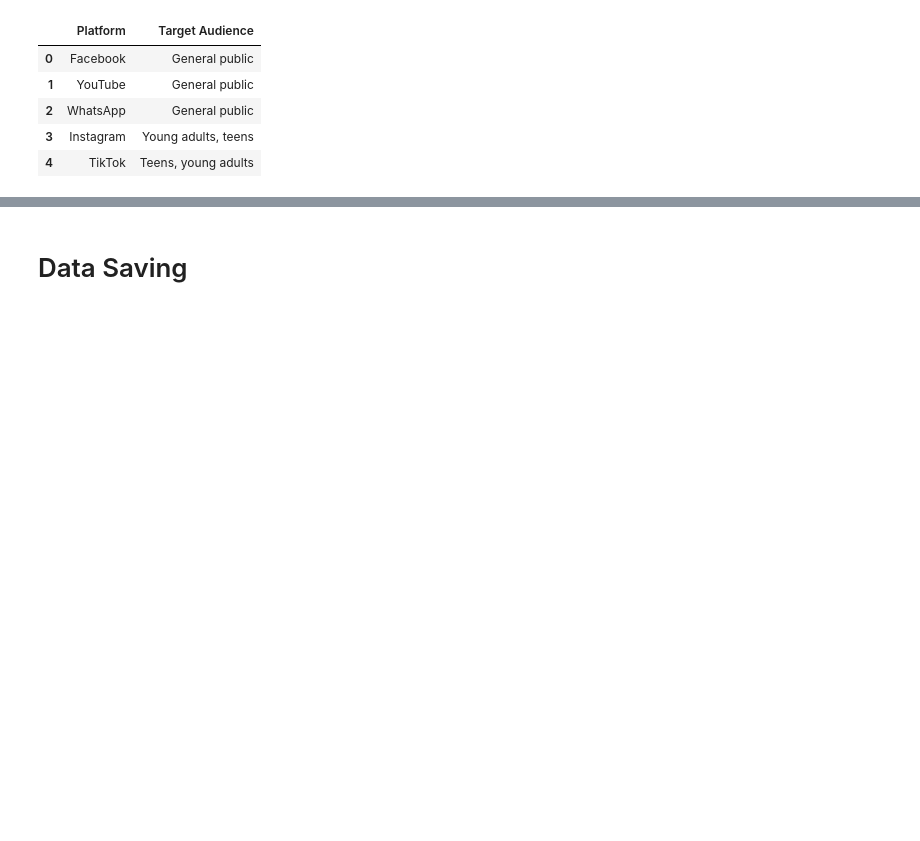
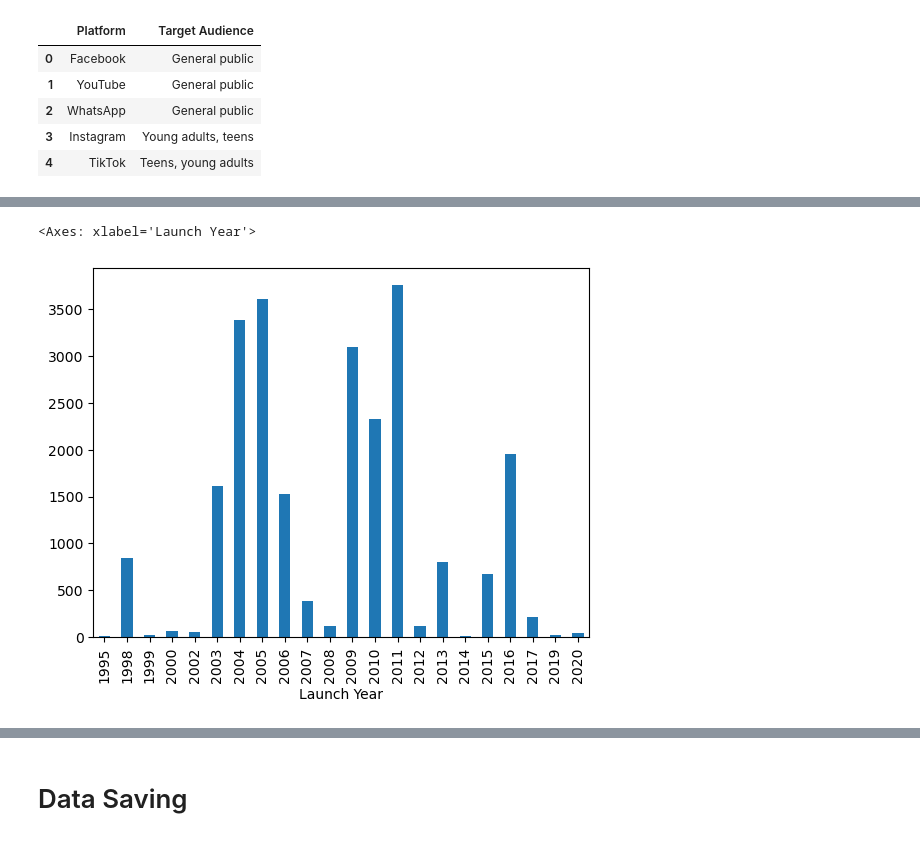
Before and after one commit to Najia1809/BSAI-1B, a Jupyter notebook: data_preprocessing.ipynb, the cells around one changed output, grey strips where cells are left out. Saved outputs shown, nothing was run; the diff lists cells and outputs as text; code cells hidden in the pictures; blank space fills up the shorter version.

```diff
--- a/data_preprocessing.ipynb
+++ b/data_preprocessing.ipynb
@@ -288,0 +274,5 @@ Name: count, Length: 105, dtype: int64
+# %%
+df.groupby('Launch Year')['Active Users (Million)'].sum().plot(kind="bar")
+# %% [output]
+<Axes: xlabel='Launch Year'>
+[figure, added]
```
Also changed, not shown: parts of 17 cells of this notebook.
